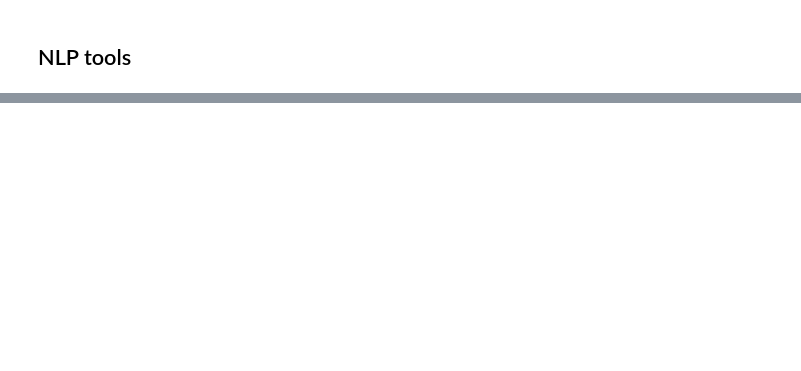
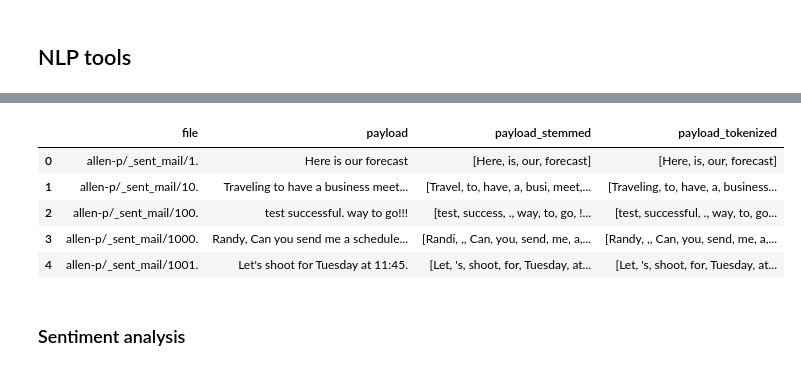
Before and after one commit to xR86/ml-stuff, a Jupyter notebook: kaggle/enron-email/Initial.ipynb, the cells around one changed output, grey strips where cells are left out. Cells and saved outputs as stored; diff of their text form; code cells hidden in the pictures; blank space fills up the shorter version.

Commit message:
updated nlp analysis

```diff
--- a/kaggle/enron-email/Initial.ipynb
+++ b/kaggle/enron-email/Initial.ipynb
@@ -126,3 +319,15 @@ from nltk.sentiment.util import *
+# %%
+emails_nlp_df = emails_nlp_df.assign(payload_stemmed = pd.Series(payload_stemmed_lst).values)
+emails_nlp_df.head()
+# %% [output]
+|  | file | payload | payload_stemmed | payload_tokenized |
+| 0 | allen-p/_sent_mail/1. | Here is our forecast | [Here, is, our, forecast] | [Here, is, our, forecast] |
+| 1 | allen-p/_sent_mail/10. | Traveling to have a business meet... | [Travel, to, have, a, busi, meet,... | [Traveling, to, have, a, business... |
+| 2 | allen-p/_sent_mail/100. | test successful. way to go!!! | [test, success, ., way, to, go, !... | [test, successful, ., way, to, go... |
+| 3 | allen-p/_sent_mail/1000. | Randy, Can you send me a schedule... | [Randi, ,, Can, you, send, me, a,... | [Randy, ,, Can, you, send, me, a,... |
+| 4 | allen-p/_sent_mail/1001. | Let's shoot for Tuesday at 11:45. | [Let, 's, shoot, for, Tuesday, at... | [Let, 's, shoot, for, Tuesday, at... |
+# %% [markdown]
+### Sentiment analysis
 # %%
 # sentim_analyzer = SentimentAnalyzer()
 # all_words_neg = sentim_analyzer.all_words()
```
Also changed, not shown: parts of 24 cells of this notebook, 1 other file.
